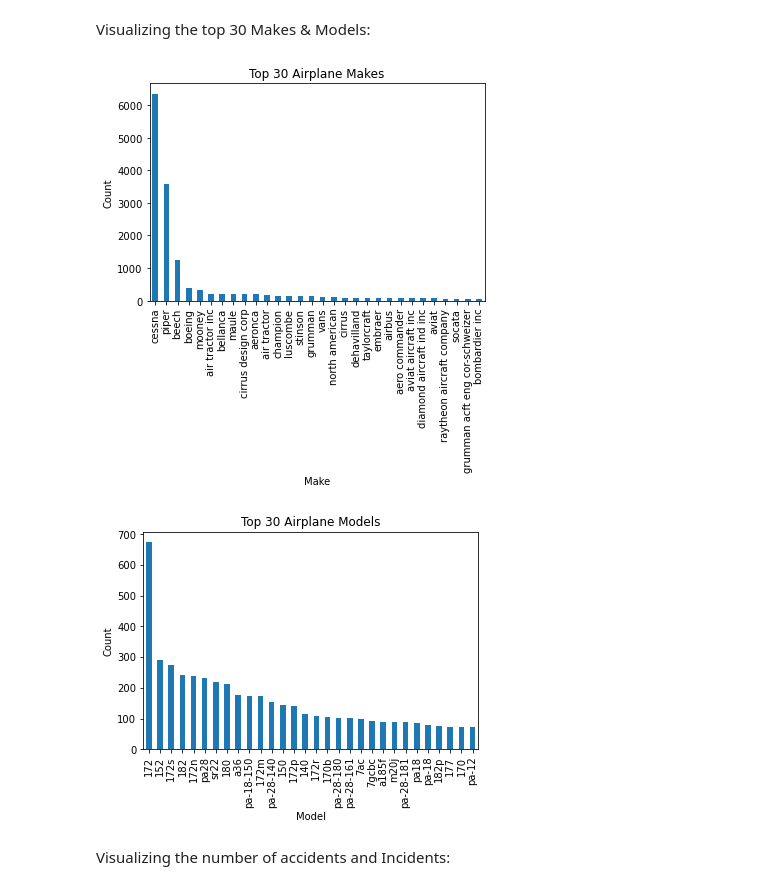
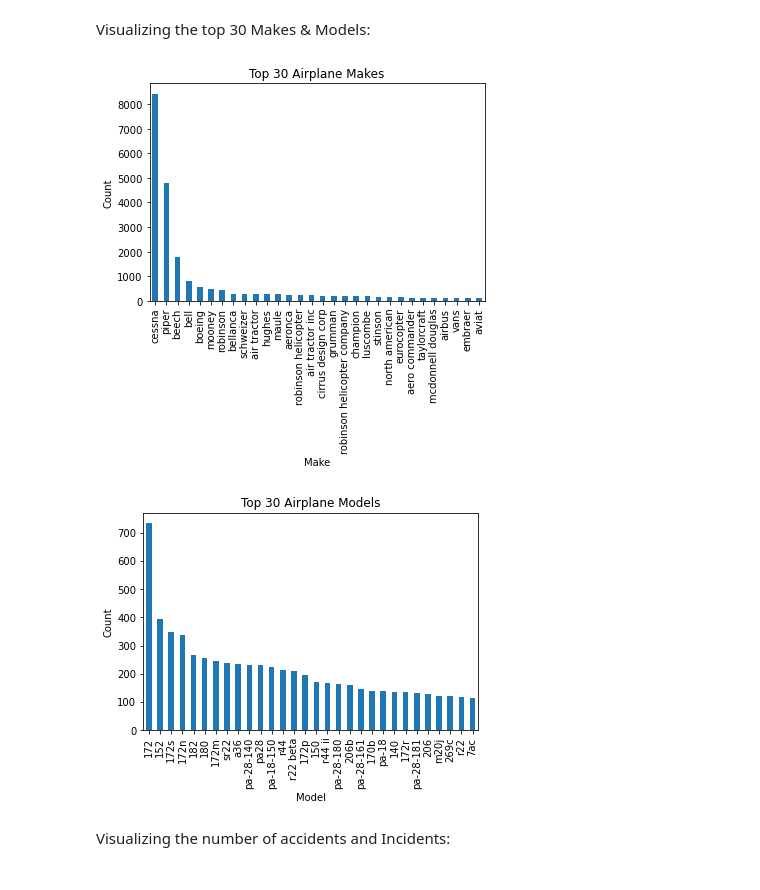
Before and after one commit to jtjohn172/Aviation-Data-Analysis-Project, a Jupyter notebook: commercial_planes.ipynb, the cells around one changed output. Cells and saved outputs as stored; diff of their text form; code cells hidden in the pictures.

```diff
--- a/commercial_planes.ipynb
+++ b/commercial_planes.ipynb
@@ -195,6 +175,6 @@ Name: number_of_engines, dtype: int64
 Cleaning '**make' & 'model**':
 # %%
 ## make
-df['make'] = df['make'].str.lower()
-df['make'].value_counts(ascending=False)
+commercial_df['make'] = commercial_df['make'].str.lower()
+commercial_df['make'].value_counts(ascending=False)
 # %% [output]
@@ -213,12 +193,12 @@ Name: make, Length: 3282, dtype: int64
 # %%
 # dropping 13 missing items:
-df.dropna(subset=['make'], inplace=True)
+commercial_df.dropna(subset=['make'], inplace=True)
 
-df['make'].isna().sum()
+commercial_df['make'].isna().sum()
 # %% [output]
 0
 # %%
 ## model
-df['model'] = df['model'].str.lower()
-df['model'].value_counts(ascending=False)
+commercial_df['model'] = commercial_df['model'].str.lower()
+commercial_df['model'].value_counts(ascending=False)
 # %% [output]
@@ -237,27 +217,27 @@ Name: model, Length: 4151, dtype: int64
 # %%
 # dropping 15 missing items:
-df.dropna(subset=['model'], inplace=True)
+commercial_df.dropna(subset=['model'], inplace=True)
 
-df['model'].isna().sum()
+commercial_df['model'].isna().sum()
 # %% [output]
 0
 # %% [markdown]
 Visualizing the top 30 Makes & Models:
 # %%
-df['make'].value_counts().head(30).plot(kind='bar')
+commercial_df['make'].value_counts().head(30).plot(kind='bar')
 plt.xlabel('Make')
 plt.ylabel('Count')
 plt.title('Top 30 Airplane Makes')
 plt.show()  # This will display the plot
 
-df['model'].value_counts().head(30).plot(kind='bar')
+commercial_df['model'].value_counts().head(30).plot(kind='bar')
 plt.xlabel('Model')
 plt.ylabel('Count')
 plt.title('Top 30 Airplane Models')
 plt.show()  # This will display the plot
 # %% [output]
-[figure, old version]
+[figure, new version]
-[figure, old version]
+[figure, new version]
 # %% [markdown]
 Visualizing the number of accidents and Incidents:
 # %%
```
Also changed, not shown: parts of 39 cells of this notebook.
